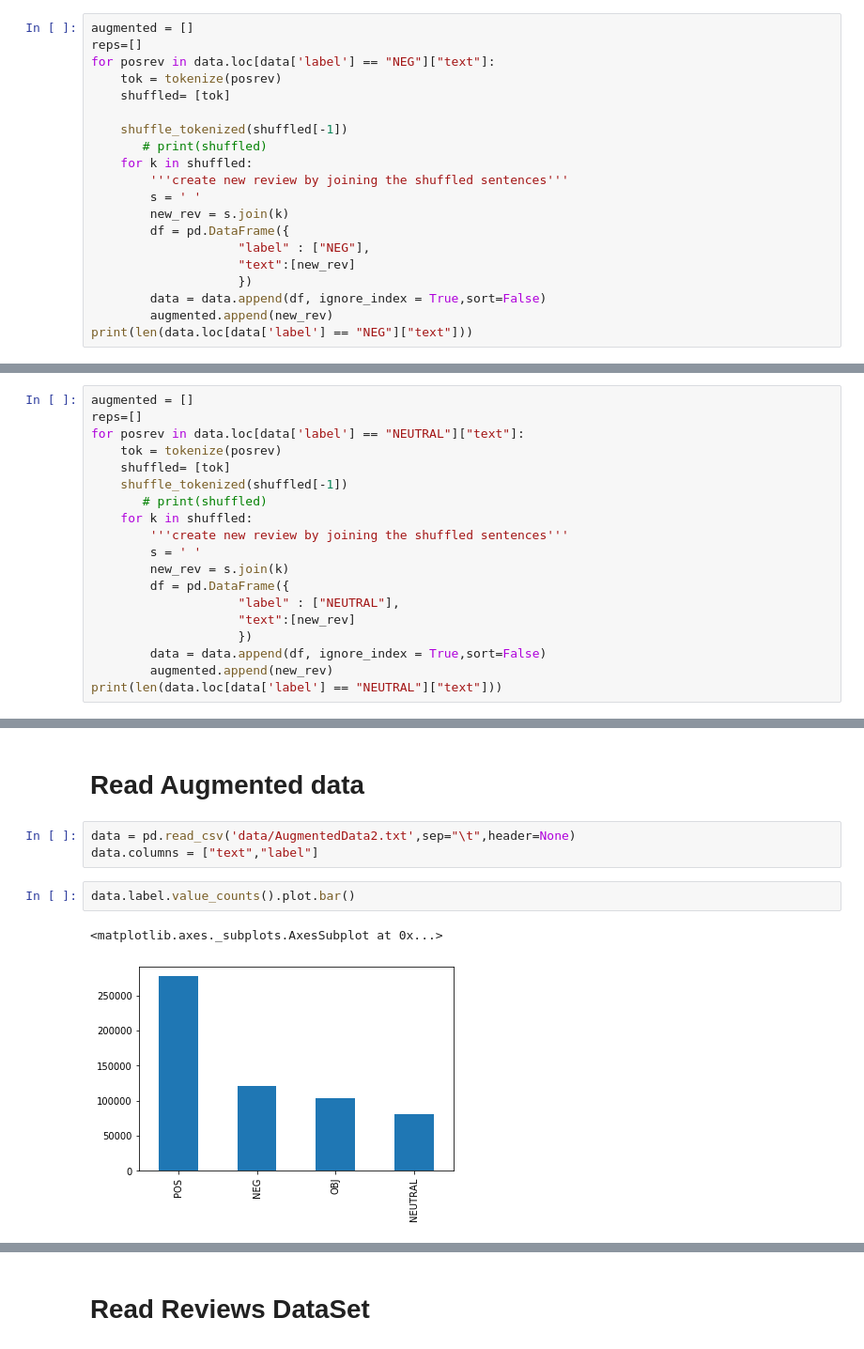
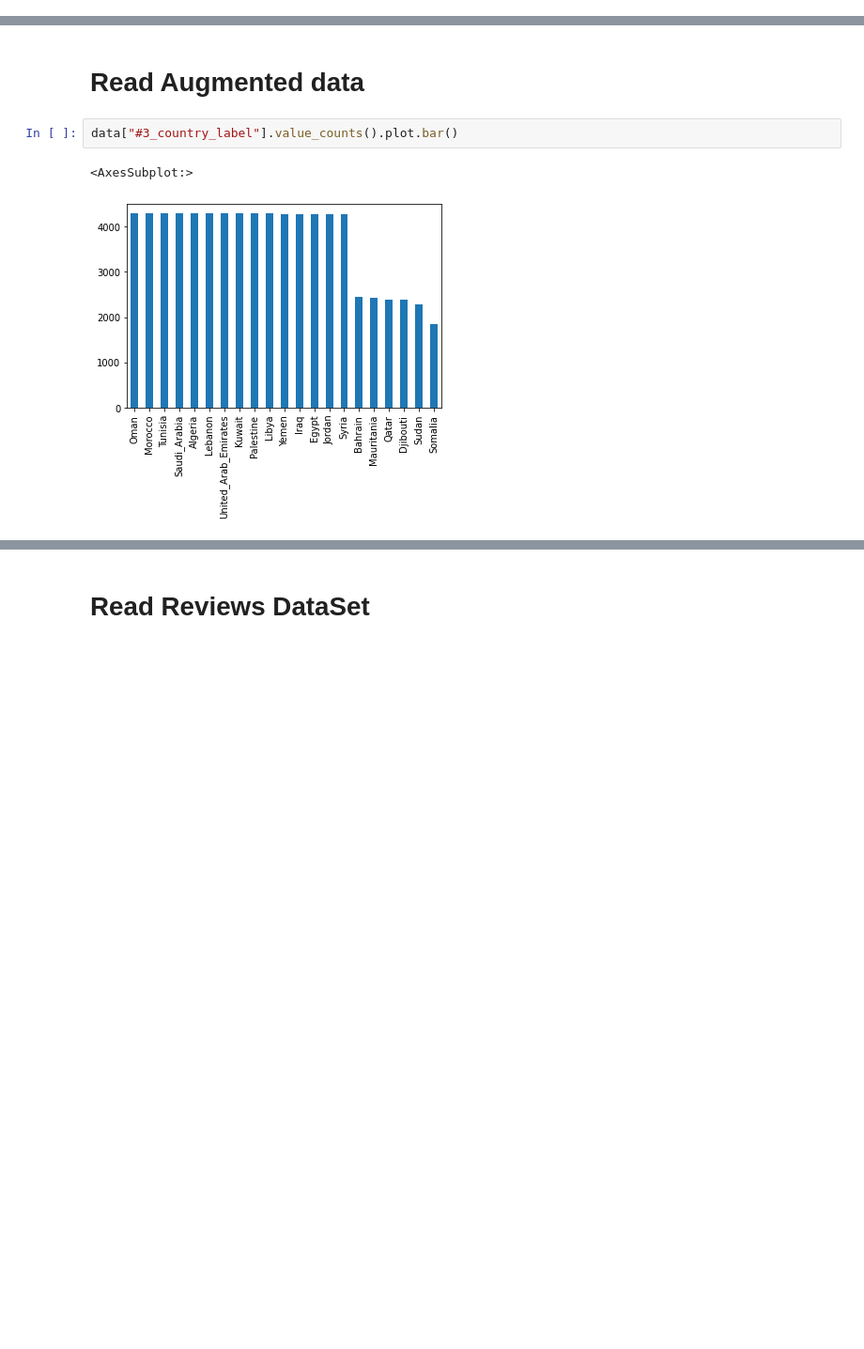
Before and after one commit to OmarSayedMostafa/Nuanced-Arabic-Dialect-Identification, a Jupyter notebook: Explore Data.ipynb, the cells around one changed output, grey strips where cells are left out. Shown: that part at 94% size. Drawn from its saved outputs; the diff is of its cells as text; blank space fills up the shorter version.

```diff
--- a/Explore Data.ipynb
+++ b/Explore Data.ipynb
@@ -73,20 +173,0 @@ KeyboardInterrupt:
-# %%
-augmented = []
-reps=[]
-for posrev in data.loc[data['label'] == "NEG"]["text"]:
-    tok = tokenize(posrev)
-    shuffled= [tok]
-
-    shuffle_tokenized(shuffled[-1])
-       # print(shuffled)
-    for k in shuffled:
-        '''create new review by joining the shuffled sentences'''
-        s = ' '
-        new_rev = s.join(k)
-        df = pd.DataFrame({
-                    "label" : ["NEG"],
-                    "text":[new_rev]
-                    })
-        data = data.append(df, ignore_index = True,sort=False)
-        augmented.append(new_rev)
-print(len(data.loc[data['label'] == "NEG"]["text"]))
@@ -95,19 +173,0 @@ KeyboardInterrupt:
-# %%
-augmented = []
-reps=[]
-for posrev in data.loc[data['label'] == "NEUTRAL"]["text"]:
-    tok = tokenize(posrev)
-    shuffled= [tok]
-    shuffle_tokenized(shuffled[-1])
-       # print(shuffled)
-    for k in shuffled:
-        '''create new review by joining the shuffled sentences'''
-        s = ' '
-        new_rev = s.join(k)
-        df = pd.DataFrame({
-                    "label" : ["NEUTRAL"],
-                    "text":[new_rev]
-                    })
-        data = data.append(df, ignore_index = True,sort=False)
-        augmented.append(new_rev)
-print(len(data.loc[data['label'] == "NEUTRAL"]["text"]))
@@ -118,10 +176,7 @@ data.to_csv('data/AugmentedData2.csv')
 # %% [markdown]
 # Read Augmented data
-# %%
-data = pd.read_csv('data/AugmentedData2.txt',sep="\t",header=None)
-data.columns = ["text","label"]
 # %%
-data.label.value_counts().plot.bar()
+data["#3_country_label"].value_counts().plot.bar()
 # %% [output]
-<matplotlib.axes._subplots.AxesSubplot at 0x...>
+<AxesSubplot:>
-[figure, old version]
+[figure, new version]
```
Also changed, not shown: parts of 13 cells of this notebook.
